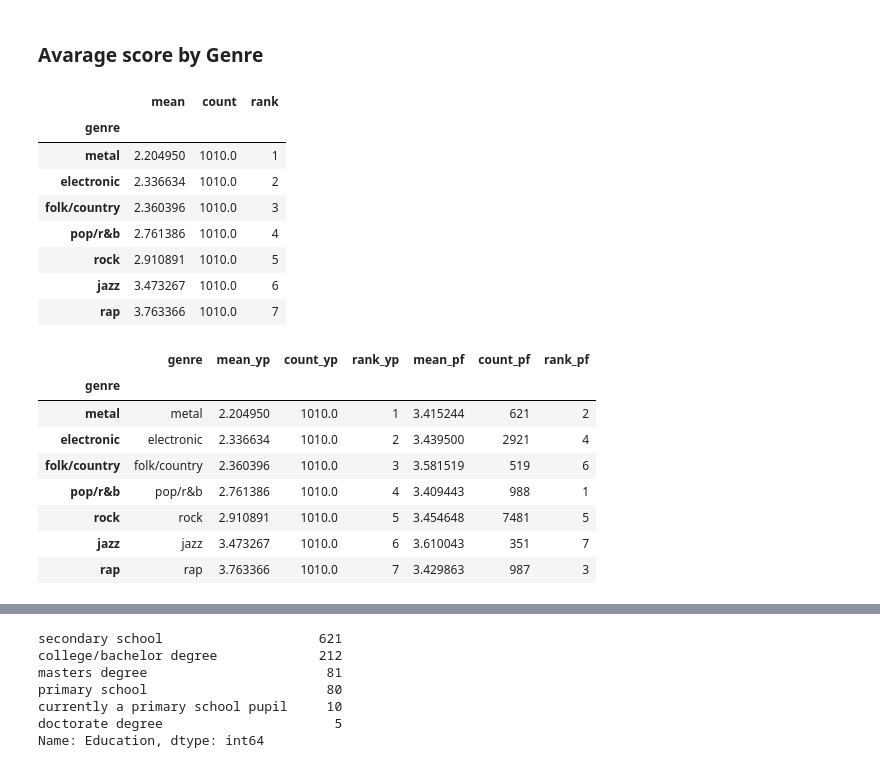
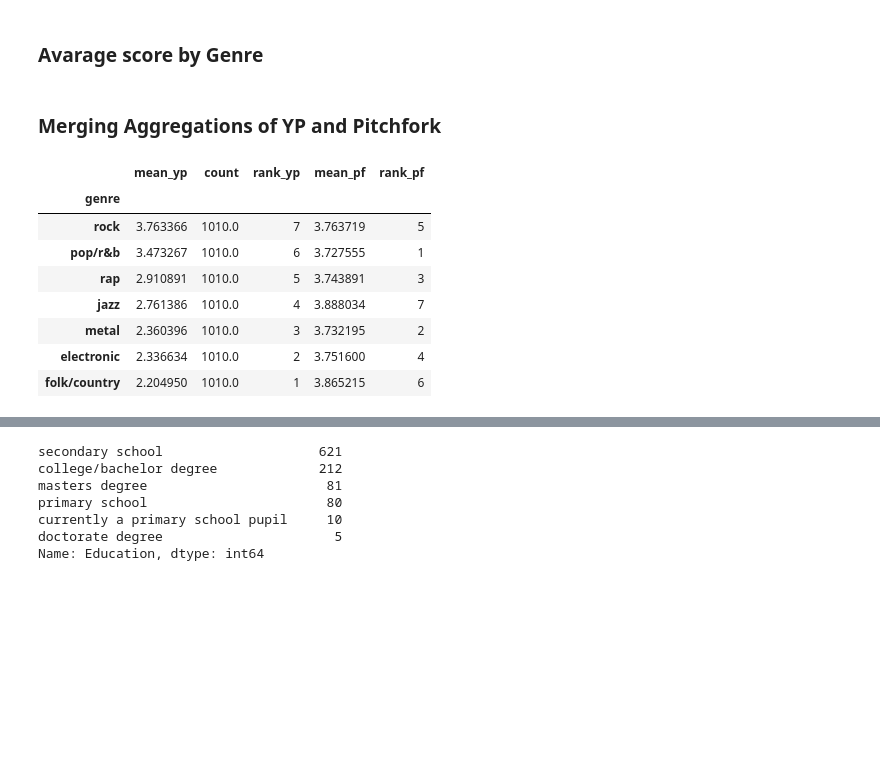
Before and after one commit to Pietrassyk/MusicPreferences_project3, a Jupyter notebook: Project_3.ipynb, the cells around one changed output, grey strips where cells are left out. Drawn from its saved outputs; the diff is of its cells as text; code cells hidden in the pictures; blank space fills up the shorter version.

```diff
--- a/Project_3.ipynb
+++ b/Project_3.ipynb
@@ -87,0 +122,2 @@ pf_df
+# %%
+new_pf_df = new_pf_df.groupby("genre").mean().sort_values("album_score", ascending = True).reset_index()[["genre","mean"]]
@@ -87,0 +150,6 @@ pf_df
+# %%
+#Rank
+pf_agg = new_pf_df
+pf_agg["rank"]=pf_agg.index+1
+pf_agg = pf_agg.sort_values("rank", ascending = False)
+pf_agg
@@ -117,18 +218,9 @@ yp_df.isnull().sum().sum()
 yp_df["Folk, Country"] = (yp_df["Folk"]+yp_df["Country"])/2
-# %%
-yp_music_df = yp_df[['Swing, Jazz',"Folk, Country","Rock",'Techno, Trance','Hiphop, Rap','Metal or Hardrock',"Pop"]]
-agg = yp_music_df.agg(["mean","count"]).transpose()
-agg.index = pf_df.genre
-agg = agg.sort_values(by="mean", ascending = True)
-agg["rank"] = list(range(1,len(agg)+1))
-agg
-# %% [output]
-|  | mean | count | rank |
-| genre |  |  |  |
-| metal | 2.204950 | 1010.0 | 1 |
-| electronic | 2.336634 | 1010.0 | 2 |
-| folk/country | 2.360396 | 1010.0 | 3 |
-| pop/r&b | 2.761386 | 1010.0 | 4 |
-| rock | 2.910891 | 1010.0 | 5 |
-| jazz | 3.473267 | 1010.0 | 6 |
-| rap | 3.763366 | 1010.0 | 7 |
+# %%
+rename_dict = {"Rock": "rock" ,
+               "Pop" : "pop/r&b",
+               "Hiphop, Rap":"rap",
+               "Swing, Jazz":"jazz",
+               "Metal or Hardrock": "metal",
+               "Techno, Trance":"electronic",
+               "Folk, Country":"folk/country"} #old:new
@@ -135,17 +230,31 @@ agg
+# %%
+# Aggreagation
+agg = yp_music_df.agg(["mean","count"])
+agg = agg.rename(rename_dict, axis = "columns").transpose()
+agg = agg.sort_values(by="mean", ascending = True)
+agg = agg.reset_index()
+agg = agg.rename({"index":"genre"}, axis = "columns")
+
+# Give each Genry a Rank according to mean. With highest Ranknumber = Highes Popularity
+agg["rank"] = list(range(1,len(agg)+1))
+agg.sort_values("rank", ascending = False);
+# %% [markdown]
+### Merging Aggregations of YP and Pitchfork
 # %%
-agg = agg.merge(pf_df, on = "genre", suffixes=('_yp', '_pf'))
-agg.index=agg.genre
+agg = agg.merge(pf_agg, on = "genre", suffixes=('_yp', '_pf')).sort_values("mean_yp", ascending = False)
+agg = agg.set_index("genre")
+agg.mean_pf=agg.mean_pf
 agg
 # %% [output]
-|  | genre | mean_yp | count_yp | rank_yp | mean_pf | count_pf | rank_pf |
-| genre |  |  |  |  |  |  |  |
-| metal | metal | 2.204950 | 1010.0 | 1 | 3.415244 | 621 | 2 |
-| electronic | electronic | 2.336634 | 1010.0 | 2 | 3.439500 | 2921 | 4 |
-| folk/country | folk/country | 2.360396 | 1010.0 | 3 | 3.581519 | 519 | 6 |
-| pop/r&b | pop/r&b | 2.761386 | 1010.0 | 4 | 3.409443 | 988 | 1 |
-| rock | rock | 2.910891 | 1010.0 | 5 | 3.454648 | 7481 | 5 |
-| jazz | jazz | 3.473267 | 1010.0 | 6 | 3.610043 | 351 | 7 |
-| rap | rap | 3.763366 | 1010.0 | 7 | 3.429863 | 987 | 3 |
+|  | mean_yp | count | rank_yp | mean_pf | rank_pf |
+| genre |  |  |  |  |  |
+| rock | 3.763366 | 1010.0 | 7 | 3.763719 | 5 |
+| pop/r&b | 3.473267 | 1010.0 | 6 | 3.727555 | 1 |
+| rap | 2.910891 | 1010.0 | 5 | 3.743891 | 3 |
+| jazz | 2.761386 | 1010.0 | 4 | 3.888034 | 7 |
+| metal | 2.360396 | 1010.0 | 3 | 3.732195 | 2 |
+| electronic | 2.336634 | 1010.0 | 2 | 3.751600 | 4 |
+| folk/country | 2.204950 | 1010.0 | 1 | 3.865215 | 6 |
 # %%
 agg[["rank_yp","rank_pf"]].plot.bar(figsize = (10,6))
 plt.title("Rank of Appreciation by music Genre")
```
Also changed, not shown: parts of 71 cells of this notebook.
